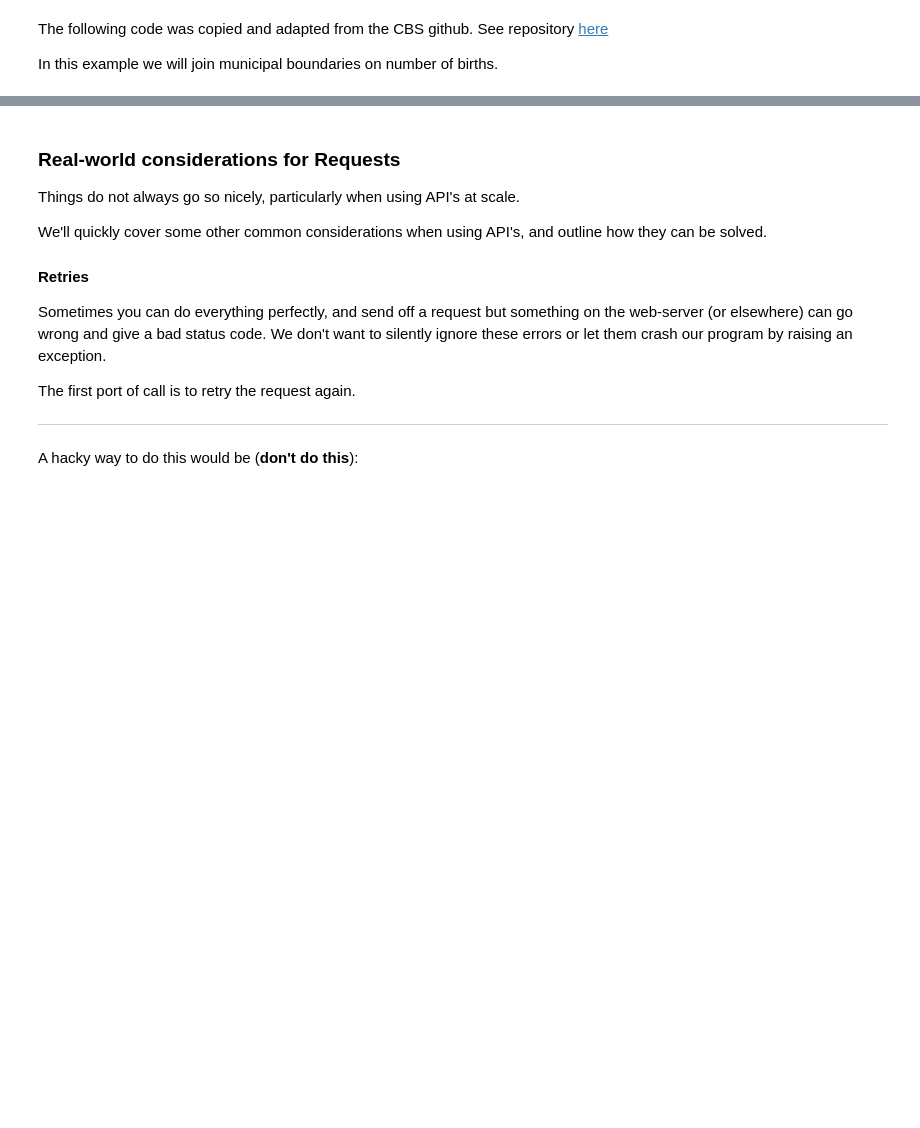
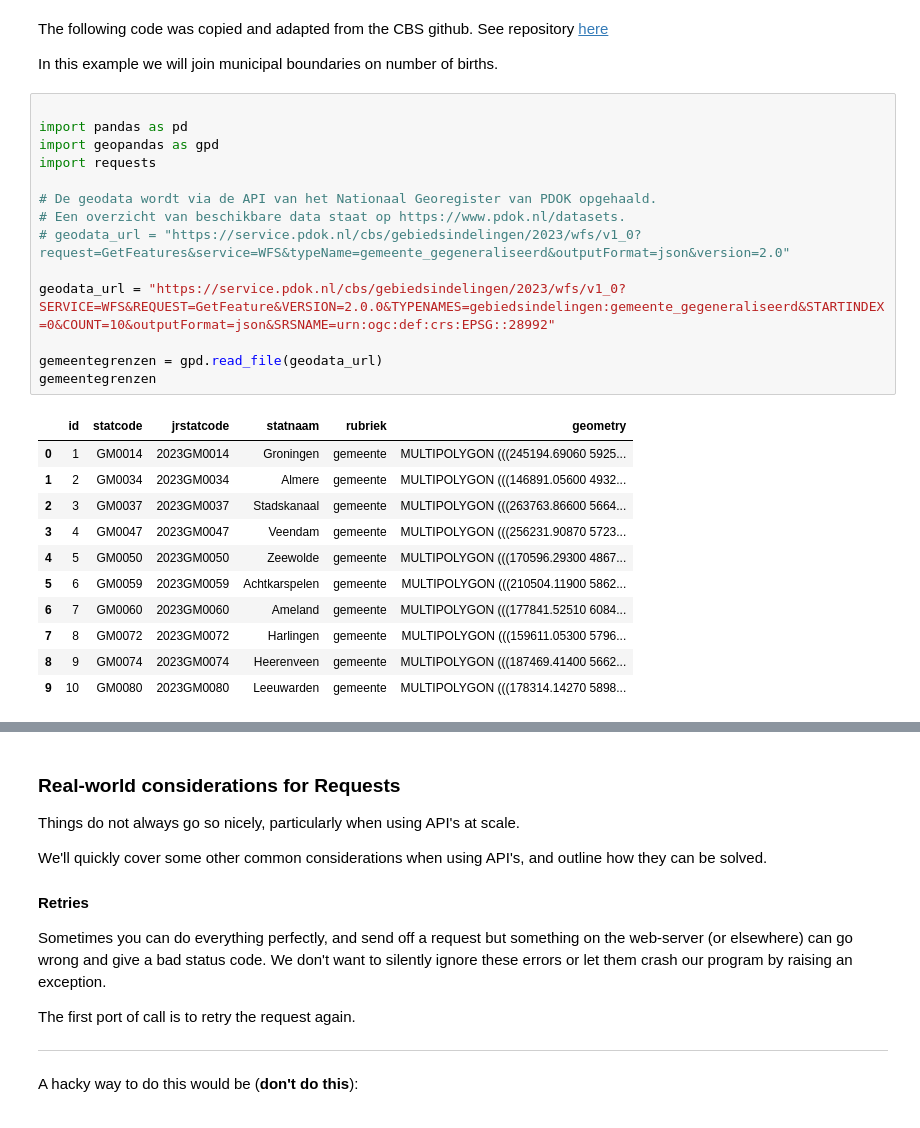
Before and after one commit to Timmarh/intro-apis, a Jupyter notebook: API_tutorial.ipynb, the cells around one changed output, grey strips where cells are left out. Cells and saved outputs as stored; diff of their text form; blank space fills up the shorter version.

```diff
--- a/API_tutorial.ipynb
+++ b/API_tutorial.ipynb
@@ -282,3 +282,29 @@ pd.DataFrame.plot?
 The following code was copied and adapted from the CBS github. See repository [here](https://github.com/statistiekcbs/CBS-Open-Data-v4)
 
 In this example we will join municipal boundaries on number of births.
+# %%
+
+import pandas as pd
+import geopandas as gpd
+import requests
+
+# De geodata wordt via de API van het Nationaal Georegister van PDOK opgehaald.
+# Een overzicht van beschikbare data staat op https://www.pdok.nl/datasets.
+# geodata_url = "https://service.pdok.nl/cbs/gebiedsindelingen/2023/wfs/v1_0?request=GetFeatures&service=WFS&typeName=gemeente_gegeneraliseerd&outputFormat=json&version=2.0"
+
+geodata_url = "https://service.pdok.nl/cbs/gebiedsindelingen/2023/wfs/v1_0?SERVICE=WFS&REQUEST=GetFeature&VERSION=2.0.0&TYPENAMES=gebiedsindelingen:gemeente_gegeneraliseerd&STARTINDEX=0&COUNT=10&outputFormat=json&SRSNAME=urn:ogc:def:crs:EPSG::28992"
+
+gemeentegrenzen = gpd.read_file(geodata_url)
+gemeentegrenzen
+# %% [output]
+|  | id | statcode | jrstatcode | statnaam | rubriek | geometry |
+| 0 | 1 | GM0014 | 2023GM0014 | Groningen | gemeente | MULTIPOLYGON (((245194.69060 5925... |
+| 1 | 2 | GM0034 | 2023GM0034 | Almere | gemeente | MULTIPOLYGON (((146891.05600 4932... |
+| 2 | 3 | GM0037 | 2023GM0037 | Stadskanaal | gemeente | MULTIPOLYGON (((263763.86600 5664... |
+| 3 | 4 | GM0047 | 2023GM0047 | Veendam | gemeente | MULTIPOLYGON (((256231.90870 5723... |
+| 4 | 5 | GM0050 | 2023GM0050 | Zeewolde | gemeente | MULTIPOLYGON (((170596.29300 4867... |
+| 5 | 6 | GM0059 | 2023GM0059 | Achtkarspelen | gemeente | MULTIPOLYGON (((210504.11900 5862... |
+| 6 | 7 | GM0060 | 2023GM0060 | Ameland | gemeente | MULTIPOLYGON (((177841.52510 6084... |
+| 7 | 8 | GM0072 | 2023GM0072 | Harlingen | gemeente | MULTIPOLYGON (((159611.05300 5796... |
+| 8 | 9 | GM0074 | 2023GM0074 | Heerenveen | gemeente | MULTIPOLYGON (((187469.41400 5662... |
+| 9 | 10 | GM0080 | 2023GM0080 | Leeuwarden | gemeente | MULTIPOLYGON (((178314.14270 5898... |
```
Also changed, not shown: parts of 2 cells of this notebook.
